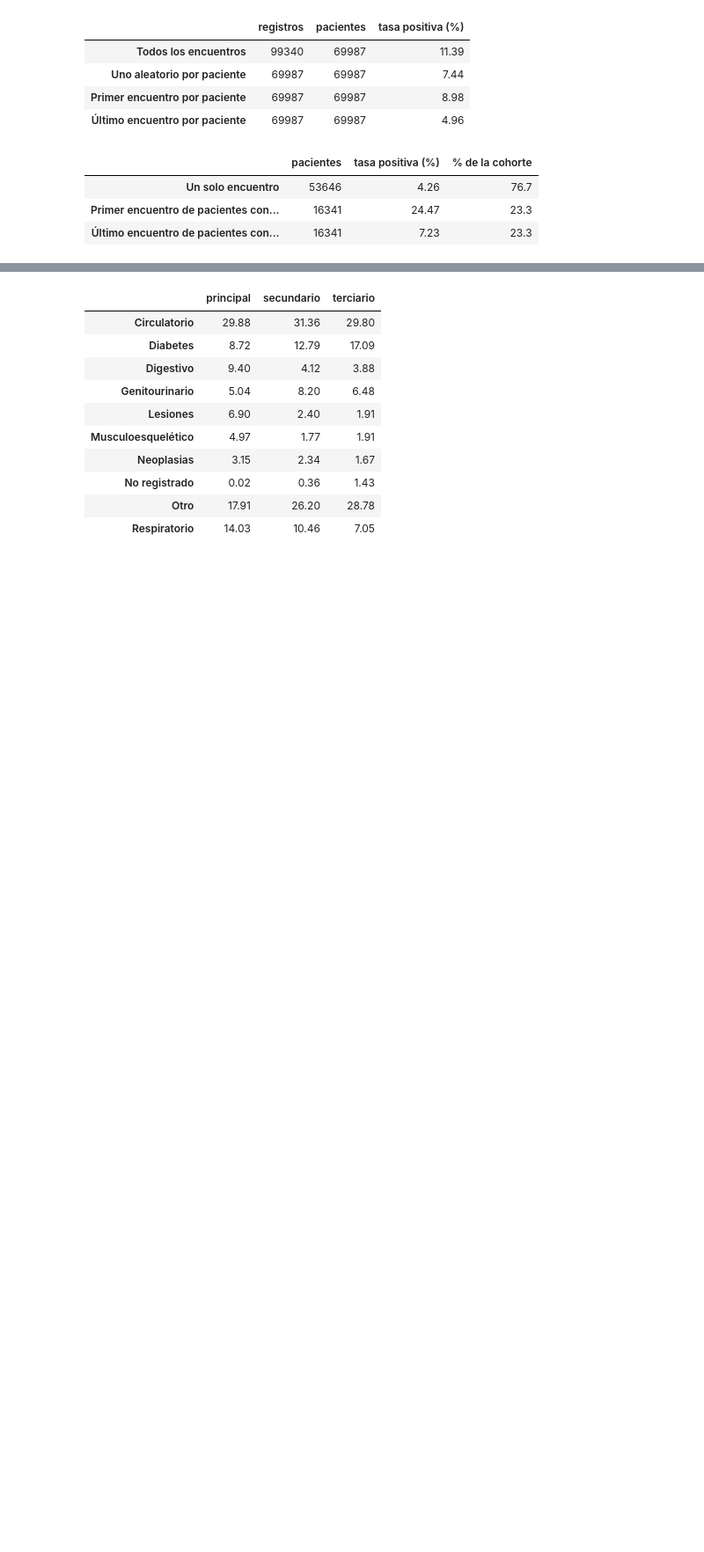
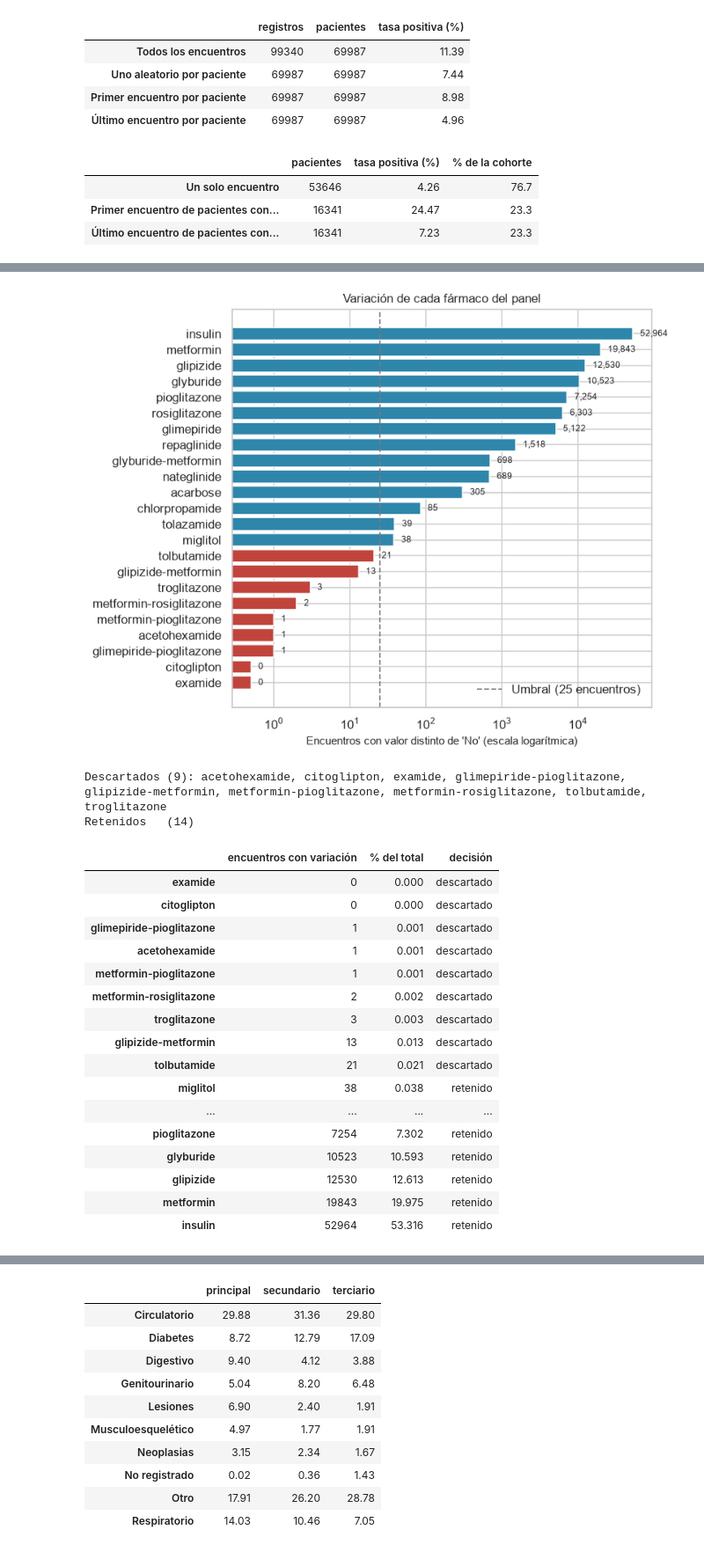
Before and after one commit to joshua2412-a/Diabetes_ProyectoML_202630, a Jupyter notebook: docs/02_ETL.ipynb, the cells around one changed output, grey strips where cells are left out. Shown at 88% size. Saved outputs shown, nothing was run; the diff lists cells and outputs as text; code cells hidden in the pictures; blank space fills up the shorter version.

```diff
--- a/docs/02_ETL.ipynb
+++ b/docs/02_ETL.ipynb
@@ -230,0 +237,63 @@ Las eliminaciones responden a motivos distintos y cada una se justifica por sepa
+# %%
+PANEL_FARMACOS = [
+    "metformin", "repaglinide", "nateglinide", "chlorpropamide",
+    "glimepiride", "acetohexamide", "glipizide", "glyburide", "tolbutamide",
+    "pioglitazone", "rosiglitazone", "acarbose", "miglitol", "troglitazone",
+    "tolazamide", "examide", "citoglipton", "insulin", "glyburide-metformin",
+    "glipizide-metformin", "glimepiride-pioglitazone",
+    "metformin-rosiglitazone", "metformin-pioglitazone",
+]
+MINIMO_VARIACION = 25
+
+variacion = pd.Series(
+    {f: int((limpio[f] != "No").sum()) for f in PANEL_FARMACOS}
+).sort_values()
+
+fig, ax = plt.subplots(figsize=(7.5, 6))
+colores = [PALETA[1] if n < MINIMO_VARIACION else PALETA[0]
+           for n in variacion]
+ax.barh(variacion.index, variacion.clip(lower=0.5), color=colores)
+ax.set_xscale("log")
+ax.axvline(MINIMO_VARIACION, ls="--", color=GRIS, lw=1.2,
+           label=f"Umbral ({MINIMO_VARIACION} encuentros)")
+for i, valor in enumerate(variacion):
+    ax.text(max(valor, 0.5) * 1.25, i, f"{valor:,}", va="center", fontsize=8)
+ax.set_xlabel("Encuentros con valor distinto de 'No' (escala logarítmica)")
+ax.set_title("Variación de cada fármaco del panel")
+ax.legend(loc="lower right")
+plt.tight_layout()
+plt.show()
+
+FARMACOS_DESCARTADOS = sorted(variacion[variacion < MINIMO_VARIACION].index)
+print(f"Descartados ({len(FARMACOS_DESCARTADOS)}): "
+      f"{', '.join(FARMACOS_DESCARTADOS)}")
+print(f"Retenidos   ({len(PANEL_FARMACOS) - len(FARMACOS_DESCARTADOS)})")
+
+resumen_variacion = variacion.to_frame("encuentros con variación")
+resumen_variacion["% del total"] = (
+    100 * resumen_variacion["encuentros con variación"] / len(limpio)).round(3)
+resumen_variacion["decisión"] = np.where(
+    resumen_variacion["encuentros con variación"] < MINIMO_VARIACION,
+    "descartado", "retenido")
+resumen_variacion
+# %% [output]
+[figure, added]
+Descartados (9): acetohexamide, citoglipton, examide, glimepiride-pioglitazone, glipizide-metformin, metformin-pioglitazone, metformin-rosiglitazone, tolbutamide, troglitazone
+Retenidos   (14)
+|  | encuentros con variación | % del total | decisión |
+| examide | 0 | 0.000 | descartado |
+| citoglipton | 0 | 0.000 | descartado |
+| glimepiride-pioglitazone | 1 | 0.001 | descartado |
+| acetohexamide | 1 | 0.001 | descartado |
+| metformin-pioglitazone | 1 | 0.001 | descartado |
+| metformin-rosiglitazone | 2 | 0.002 | descartado |
+| troglitazone | 3 | 0.003 | descartado |
+| glipizide-metformin | 13 | 0.013 | descartado |
+| tolbutamide | 21 | 0.021 | descartado |
+| miglitol | 38 | 0.038 | retenido |
+| ... | ... | ... | ... |
+| pioglitazone | 7254 | 7.302 | retenido |
+| glyburide | 10523 | 10.593 | retenido |
+| glipizide | 12530 | 12.613 | retenido |
+| metformin | 19843 | 19.975 | retenido |
+| insulin | 52964 | 53.316 | retenido |
```
Also changed, not shown: parts of 8 cells of this notebook, 1 other file.
